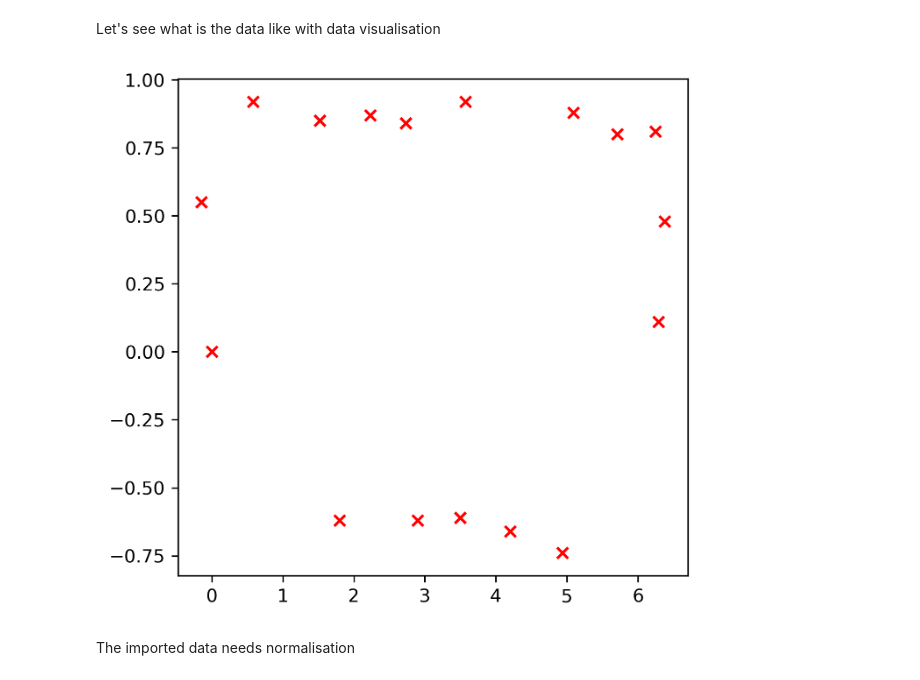
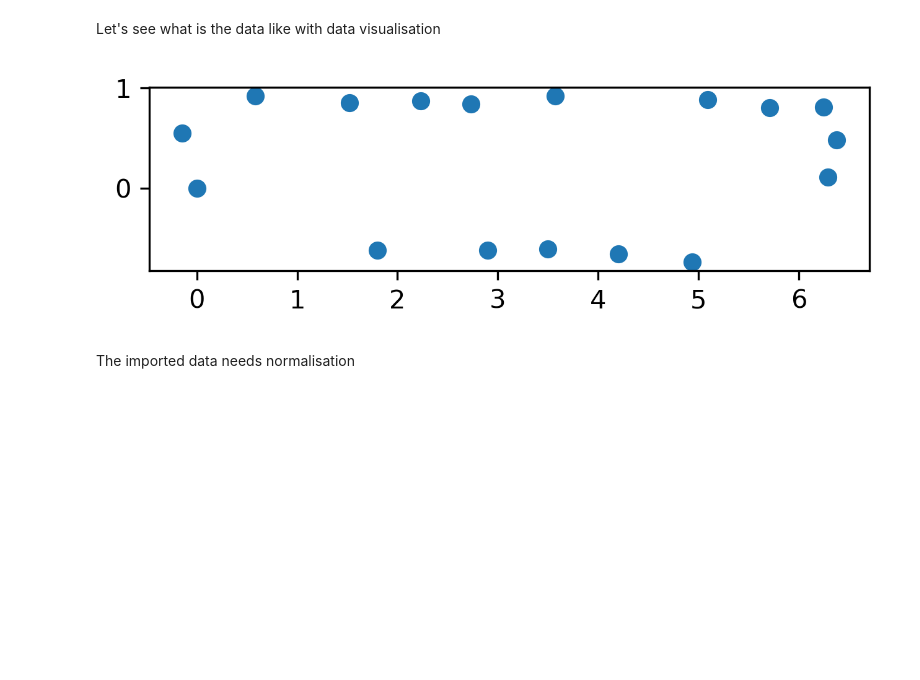
Before and after one commit to ma-shangao/rl_waypoint_mrta, a Jupyter notebook: eval_sample.ipynb, the cells around one changed output. Cells and saved outputs as stored; diff of their text form; code cells hidden in the pictures; blank space fills up the shorter version.

```diff
--- a/eval_sample.ipynb
+++ b/eval_sample.ipynb
@@ -48,15 +48,10 @@ x = np.expand_dims(x, 0)
 x = torch.from_numpy(x)
 # %% [markdown]
 Let's see what is the data like with data visualisation
-# %%
-plt.figure(figsize=[5.0, 5.0], dpi=300.0)
-
-# plt.imshow(plt.imread('./tmp/Northsea plt.png'))
-
-plt.scatter(x[0, :, 0], x[0, :, 1], marker='x', c='r')
-plt.savefig('/Users/masong/taskpoints.eps', format='eps')
-# %% [output]
-[figure, removed]
+# %%
+plot_task_points(x[0], showcase_mode='save', save_path='fig/')
+# %% [output]
+[figure, added]
 # %% [markdown]
 The imported data needs normalisation
 # %%
```
Also changed, not shown: parts of 1 cell of this notebook, 2 other files.
